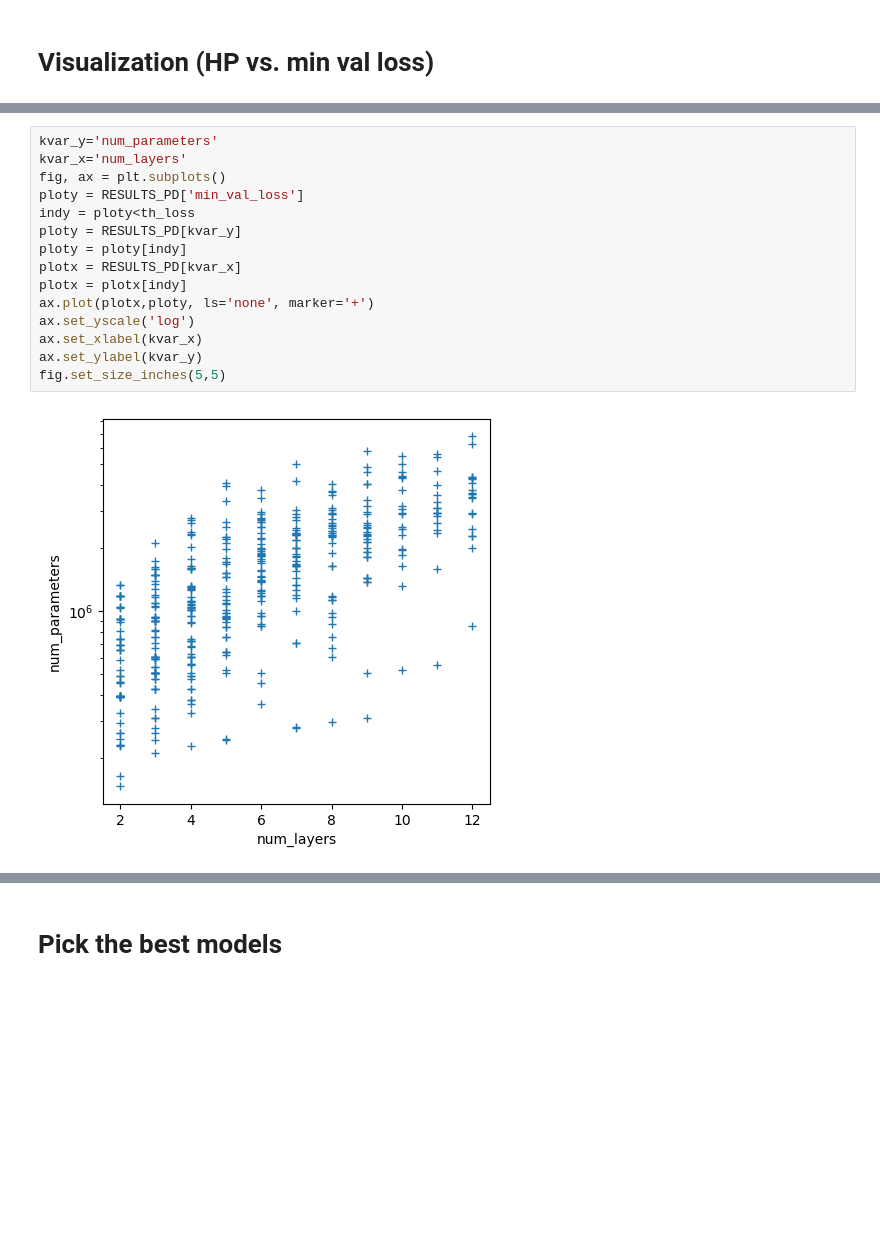
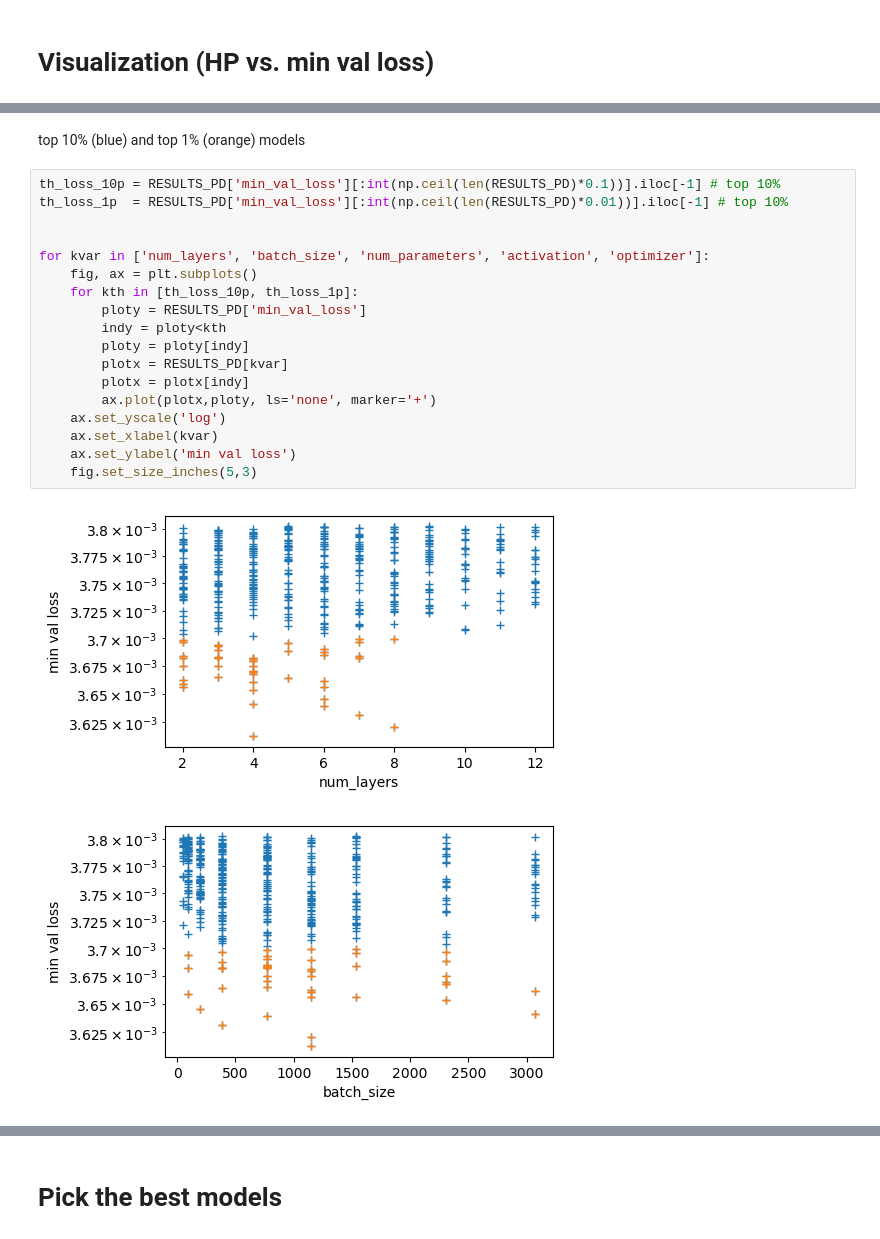
Before and after one commit to sungdukyu/E3SM-MMF_baseline, a Jupyter notebook: HPO/baseline_v1/step1_analysis/HPO_trials.ipynb, the cells around one changed output, grey strips where cells are left out. Cells and saved outputs as stored; diff of their text form; blank space fills up the shorter version.

Commit message:
(baseline v2) Brief analysis of HPO results

```diff
--- a/HPO/baseline_v1/step1_analysis/HPO_trials.ipynb
+++ b/HPO/baseline_v1/step1_analysis/HPO_trials.ipynb
@@ -155,17 +76,23 @@ print(len(RESULTS))
-# %%
-kvar_y='num_parameters'
-kvar_x='num_layers'
-fig, ax = plt.subplots()
-ploty = RESULTS_PD['min_val_loss']
-indy = ploty<th_loss
-ploty = RESULTS_PD[kvar_y]
-ploty = ploty[indy]
-plotx = RESULTS_PD[kvar_x]
-plotx = plotx[indy]
-ax.plot(plotx,ploty, ls='none', marker='+')
-ax.set_yscale('log')
-ax.set_xlabel(kvar_x)
-ax.set_ylabel(kvar_y)
-fig.set_size_inches(5,5)
-# %% [output]
-[figure, removed]
+# %% [markdown]
+top 10% (blue) and top 1% (orange) models
+# %%
+th_loss_10p = RESULTS_PD['min_val_loss'][:int(np.ceil(len(RESULTS_PD)*0.1))].iloc[-1] # top 10%
+th_loss_1p  = RESULTS_PD['min_val_loss'][:int(np.ceil(len(RESULTS_PD)*0.01))].iloc[-1] # top 10%
+
+
+for kvar in ['num_layers', 'batch_size', 'num_parameters', 'activation', 'optimizer']:
+    fig, ax = plt.subplots()
+    for kth in [th_loss_10p, th_loss_1p]:
+        ploty = RESULTS_PD['min_val_loss']
+        indy = ploty<kth
+        ploty = ploty[indy]
+        plotx = RESULTS_PD[kvar]
+        plotx = plotx[indy]
+        ax.plot(plotx,ploty, ls='none', marker='+')
+    ax.set_yscale('log')
+    ax.set_xlabel(kvar)
+    ax.set_ylabel('min val loss')
+    fig.set_size_inches(5,3)
+# %% [output]
+[figure, added]
+[figure, added]
```
Also changed, not shown: parts of 9 cells of this notebook, 4 other files.
